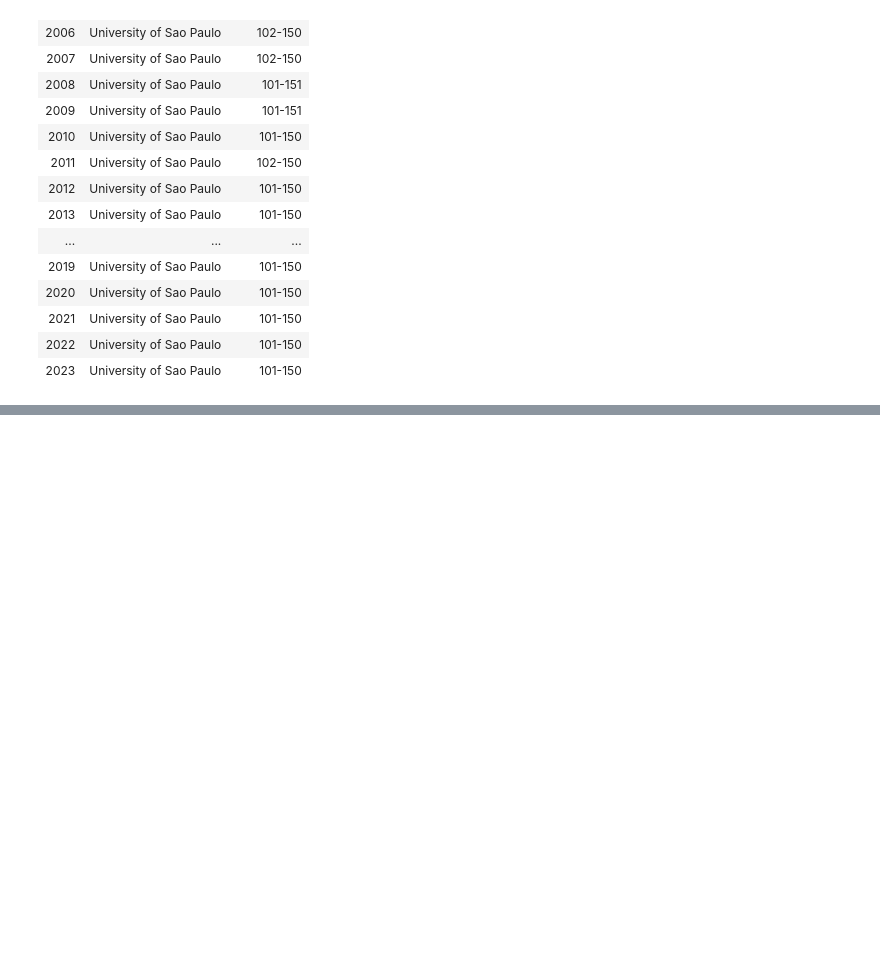
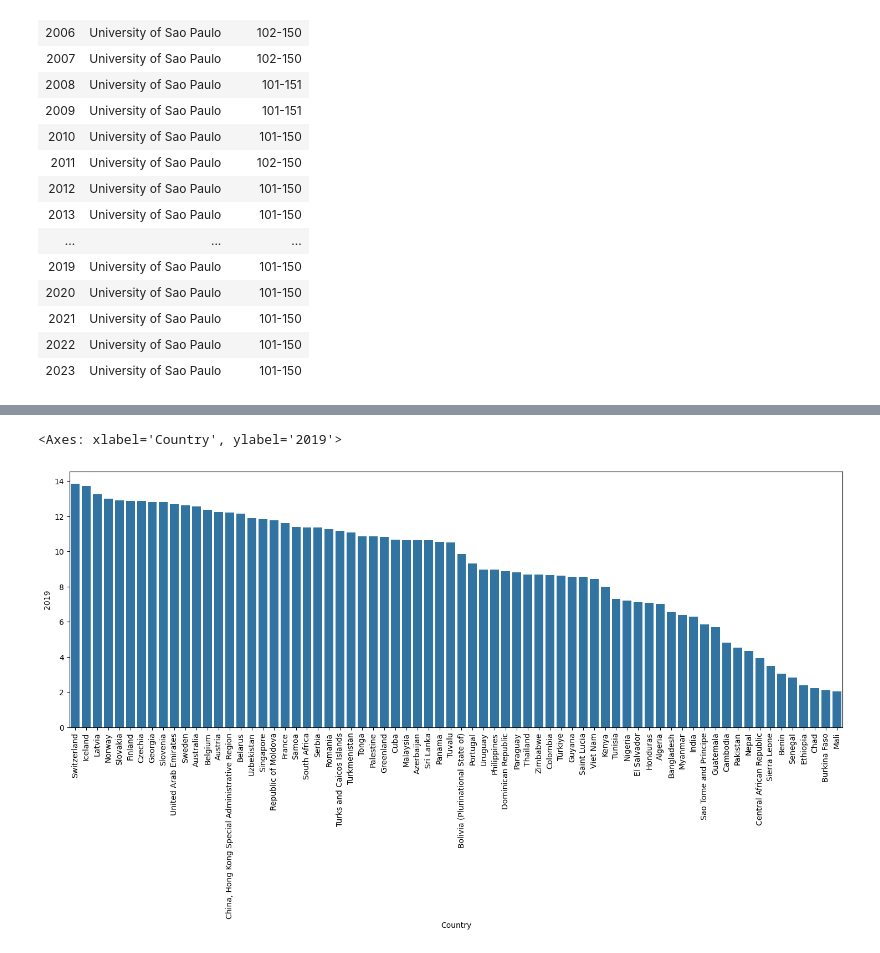
Before and after one commit to RodolfoPCruz/education_analysis, a Jupyter notebook: Comparativo/Comparativo.ipynb, the cells around one changed output, grey strips where cells are left out. Saved outputs shown, nothing was run; the diff lists cells and outputs as text; code cells hidden in the pictures; blank space fills up the shorter version.

Commit message:
feat : Comparativo dos paises com relacao a escolaridade media

```diff
--- a/Comparativo/Comparativo.ipynb
+++ b/Comparativo/Comparativo.ipynb
@@ -250,3 +285,38 @@ memory usage: 17.6+ KB
+# %%
+#Códigos de alguns países não encotrados pela biblioteca pycountry
+
+lookup_table_codigos_paises={'United States of America':"USA",
+    'United Kingdom of Great Britain and Northern Ireland':"GRB",
+    'China, Hong Kong Special Administrative Region':'HKG',
+    'Palestine':"PSE",
+    'Wallis and Futuna Islands':"WLF",
+    'Venezuela (Bolivarian Republic of)':"VEN",
+    'United States Virgin Islands':"VIR",
+    'United Republic of Tanzania':'TZA',
+    'Svalbard and Jan Mayen Islands':'SJM',
+    'Saint-Martin (French part)':'MAF',
+    'Saint-Barthélemy':'BLM',
+    'Saint Helena':'SHN',
+    'Republic of Moldova':'MDA',
+    'Republic of Korea':'KOR',
+    'Micronesia (Federated States of)':'FSM',
+    'Iran (Islamic Republic of)':'IRN',
+    'Holy See':'VAT',
+    'Faeroe Islands':'FRO',
+    'Democratic Republic of the Congo':'COD',
+    "Democratic People's Republic of Korea":'PRK',
+    'China, Macao Special Administrative Region':"MAC",
+    'British Virgin Islands':'Virgin',
+    'Bolivia (Plurinational State of)':'BOL'}
+# %%
+#Uso da lookup table para preencher oos códigos de alguns paises que não foram encontrados pela biblioteca
+
+for i,j in enumerate(mean_year_schooling['Codigos Paises']):
+    if j==None:
+        try:
+            mean_year_schooling.loc[i,'Codigos Paises']=lookup_table_codigos_paises[mean_year_schooling.loc[i,'Country']]
+        except:
+            pass
 # %% [markdown]
 ### Número Total de Matriculados
 # %%
@@ -950,0 +1079,11 @@ top_Shanghai_Brazil
+# %%
+#Plotar barplot com a escolaridade média dos países
+
+ano=2019
+
+plt.figure(figsize=(18,6))
+plt.xticks(rotation=90)
+sns.barplot(data=mean_year_schooling.sort_values(by=ano,ascending=False).dropna(subset=ano),x="Country",y=ano)
+# %% [output]
+<Axes: xlabel='Country', ylabel='2019'>
+[figure, added]
```
Also changed, not shown: parts of 24 cells of this notebook.
